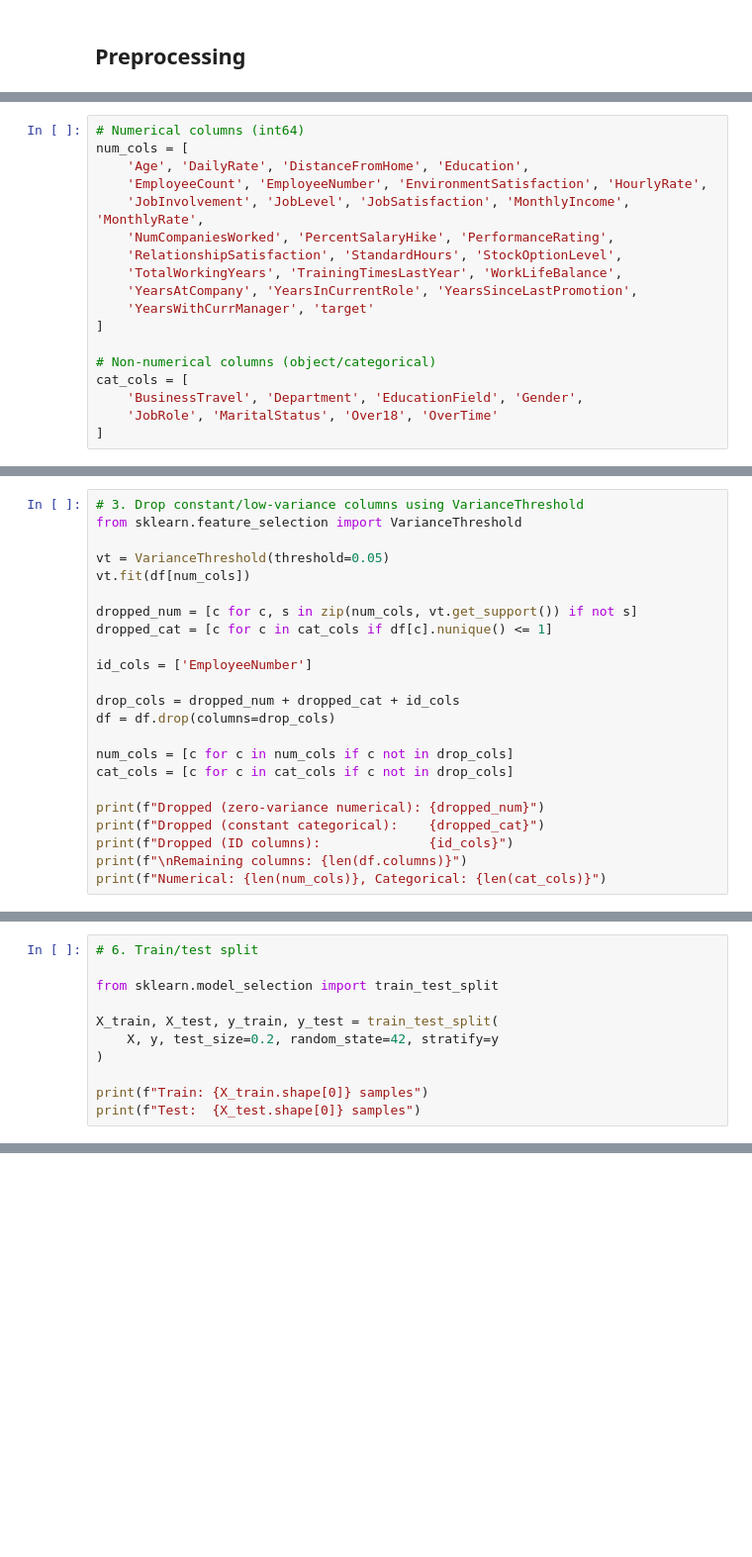
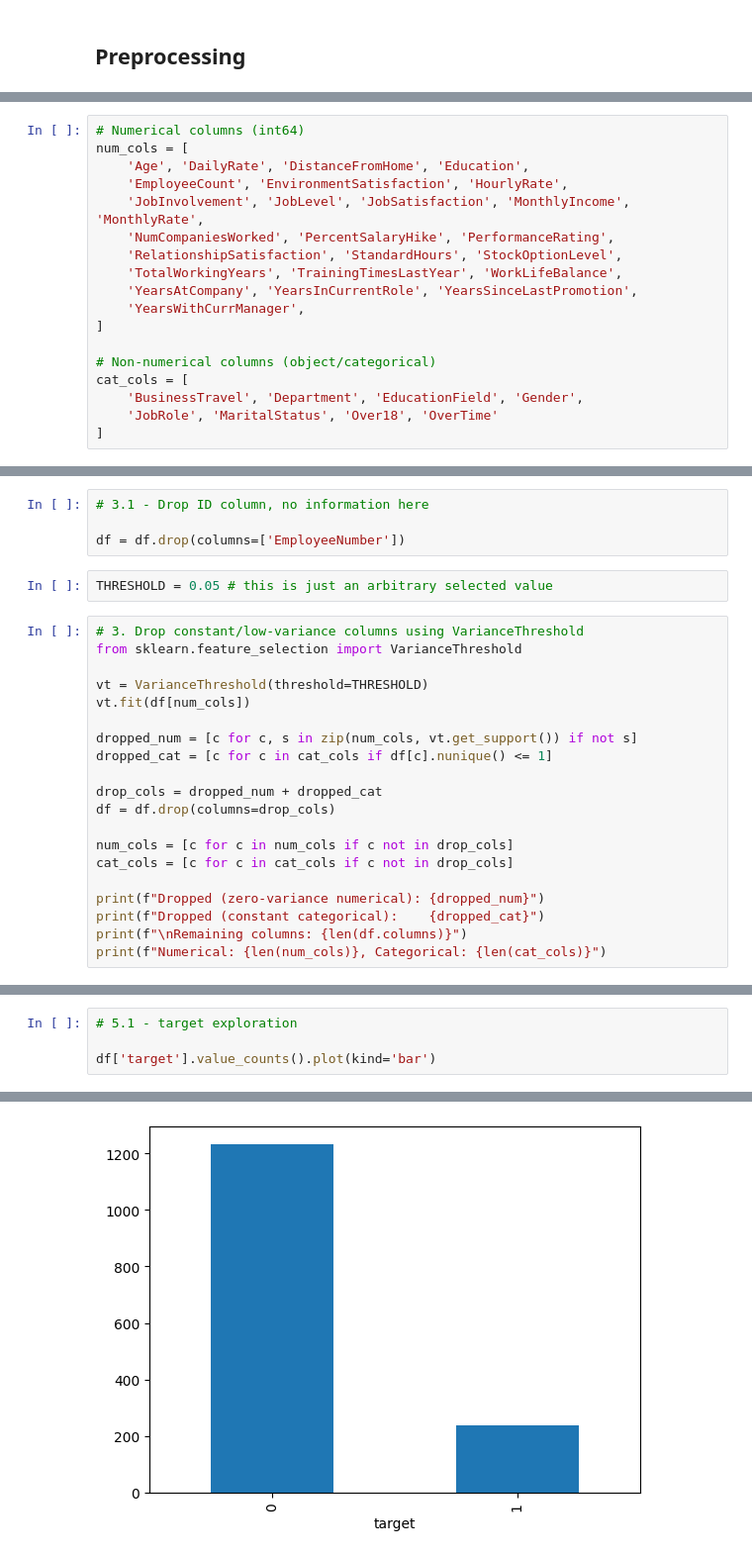
Before and after one commit to vorrjjard-2/bi_finalproj, a Jupyter notebook: part-2/main.ipynb, the cells around one changed output, grey strips where cells are left out. Shown at 99% size. Saved outputs shown, nothing was run; the diff lists cells and outputs as text; blank space fills up the shorter version.

```diff
--- a/part-2/main.ipynb
+++ b/part-2/main.ipynb
@@ -29,13 +34,13 @@ df = df.drop(columns=['Attrition'])
 # Numerical columns (int64)
 num_cols = [
     'Age', 'DailyRate', 'DistanceFromHome', 'Education',
-    'EmployeeCount', 'EmployeeNumber', 'EnvironmentSatisfaction', 'HourlyRate',
+    'EmployeeCount', 'EnvironmentSatisfaction', 'HourlyRate',
     'JobInvolvement', 'JobLevel', 'JobSatisfaction', 'MonthlyIncome', 'MonthlyRate',
     'NumCompaniesWorked', 'PercentSalaryHike', 'PerformanceRating',
     'RelationshipSatisfaction', 'StandardHours', 'StockOptionLevel',
     'TotalWorkingYears', 'TrainingTimesLastYear', 'WorkLifeBalance',
     'YearsAtCompany', 'YearsInCurrentRole', 'YearsSinceLastPromotion',
-    'YearsWithCurrManager', 'target'
+    'YearsWithCurrManager',
 ]
 
 # Non-numerical columns (object/categorical)
@@ -59,16 +61,20 @@ np.int64(0)
+# %%
+# 3.1 - Drop ID column, no information here
+
+df = df.drop(columns=['EmployeeNumber'])
+# %%
+THRESHOLD = 0.05 # this is just an arbitrary selected value
 # %%
 # 3. Drop constant/low-variance columns using VarianceThreshold
 from sklearn.feature_selection import VarianceThreshold
 
-vt = VarianceThreshold(threshold=0.05)
+vt = VarianceThreshold(threshold=THRESHOLD)
 vt.fit(df[num_cols])
 
 dropped_num = [c for c, s in zip(num_cols, vt.get_support()) if not s]
 dropped_cat = [c for c in cat_cols if df[c].nunique() <= 1]
 
-id_cols = ['EmployeeNumber']
-
-drop_cols = dropped_num + dropped_cat + id_cols
+drop_cols = dropped_num + dropped_cat
 df = df.drop(columns=drop_cols)
 
 num_cols = [c for c in num_cols if c not in drop_cols]
@@ -76,7 +82,6 @@ cat_cols = [c for c in cat_cols if c not in drop_cols]
 
 print(f"Dropped (zero-variance numerical): {dropped_num}")
 print(f"Dropped (constant categorical):    {dropped_cat}")
-print(f"Dropped (ID columns):              {id_cols}")
 print(f"\nRemaining columns: {len(df.columns)}")
 print(f"Numerical: {len(num_cols)}, Categorical: {len(cat_cols)}")
 # %% [output]
@@ -112,11 +103,5 @@ KeyError: "['target'] not found in axis"
 # %%
-# 6. Train/test split
+# 5.1 - target exploration
 
-from sklearn.model_selection import train_test_split
-
-X_train, X_test, y_train, y_test = train_test_split(
-    X, y, test_size=0.2, random_state=42, stratify=y
-)
-
-print(f"Train: {X_train.shape[0]} samples")
-print(f"Test:  {X_test.shape[0]} samples")
+df['target'].value_counts().plot(kind='bar')
+# %% [output]
@@ -122,0 +109 @@ print(f"Test:  {X_test.shape[0]} samples")
+[figure, added]
```
Also changed, not shown: parts of 24 cells of this notebook.
